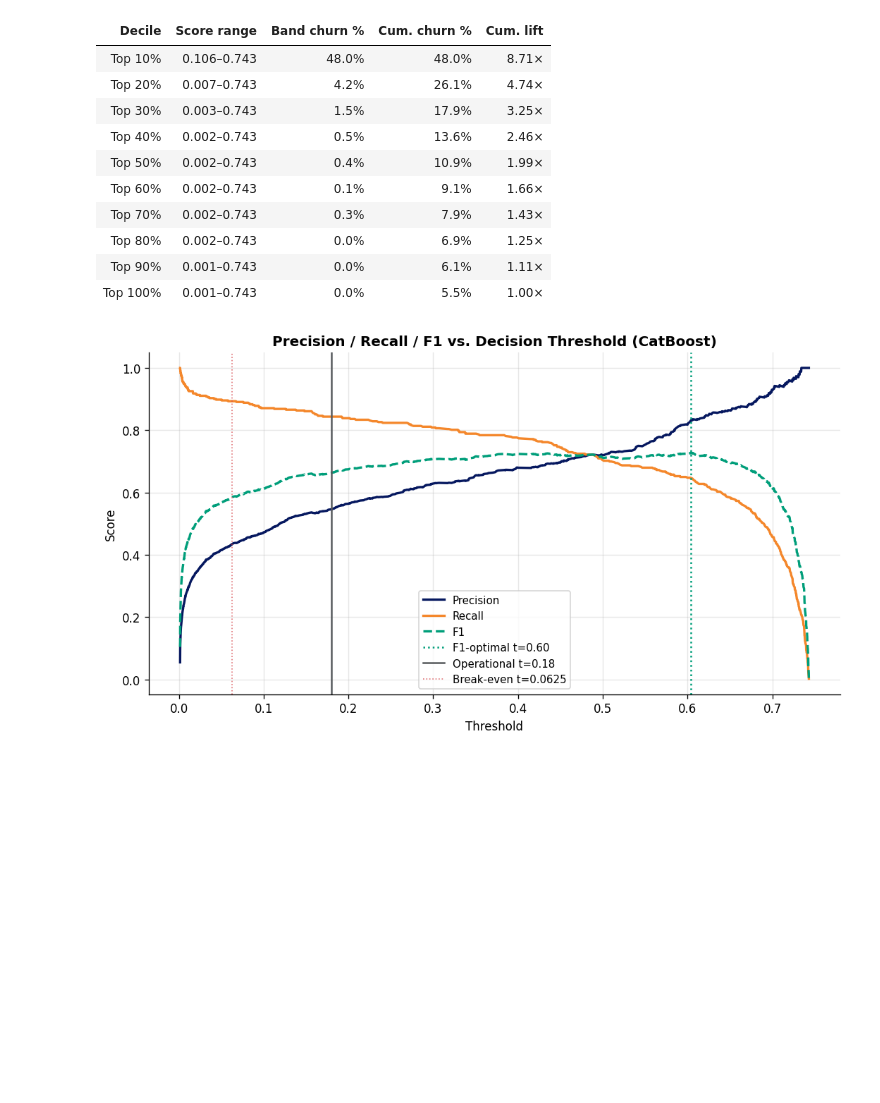
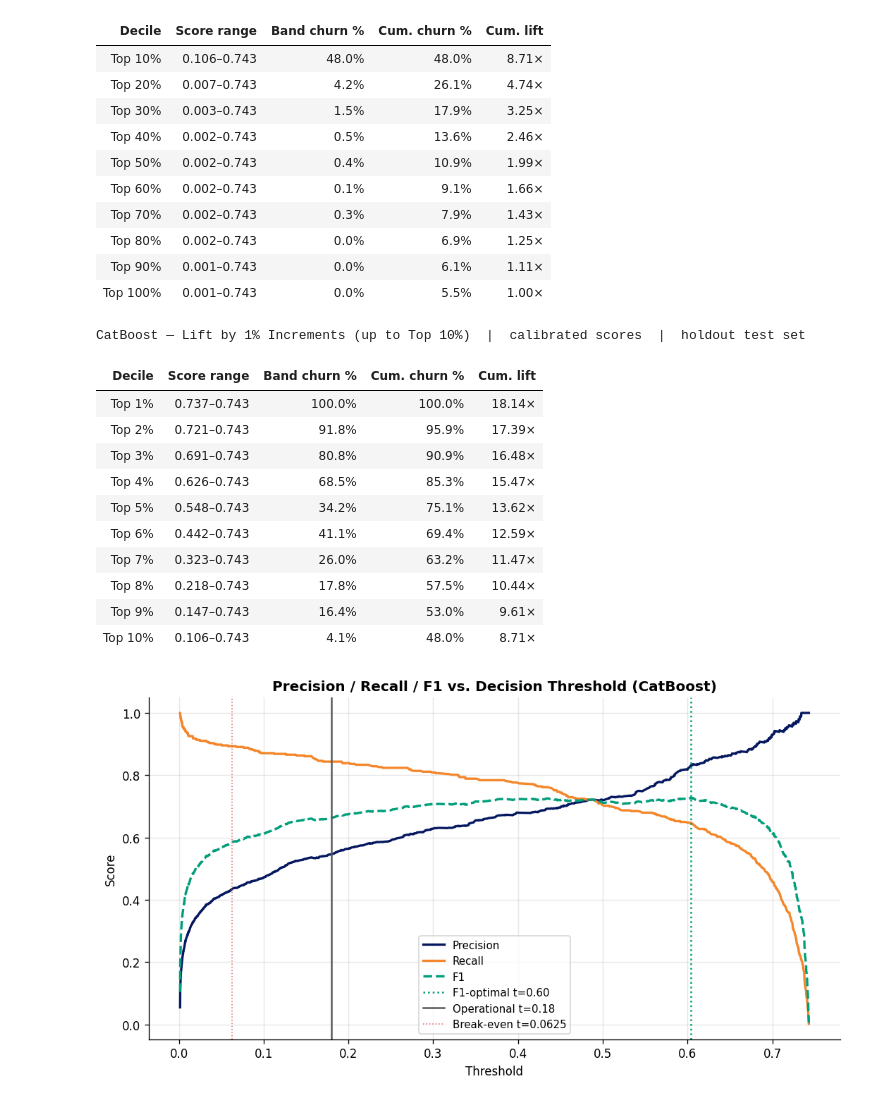
Before and after one commit to mamesjha/iguana-taco-repo, a Jupyter notebook: churn_master.ipynb, the cells around one changed output. Drawn from its saved outputs; the diff is of its cells as text; code cells hidden in the pictures; blank space fills up the shorter version.

```diff
--- a/churn_master.ipynb
+++ b/churn_master.ipynb
@@ -1190,19 +1190,24 @@ We can now answer:
 # %%
 #@title Step 7b — Lift Table (calibrated scores)
 # ── Lift table for champion model ─────────────────────────────────────────────
-def lift_table(y_true, y_score, n_deciles=10):
+def lift_table(y_true, y_score, granular_steps=10, target_percentage_cutoff=100):
     df_l = pd.DataFrame({"score": y_score, "label": y_true.values})
     df_l = df_l.sort_values("score", ascending=False).reset_index(drop=True)
     total_churn = y_true.mean()
     rows = []
-    for d in range(1, n_deciles+1):
-        top_n     = int(len(df_l) * d / n_deciles)
+    # Iterate based on granular_steps to create smaller bands
+    for d in range(1, int(target_percentage_cutoff / granular_steps) + 1):
+        current_percent = d * granular_steps
+        top_n     = int(len(df_l) * current_percent / 100) # Use 100 for percentage
         subset    = df_l.iloc[:top_n]
         cum_rate  = subset["label"].mean()
         cum_lift  = (cum_rate / total_churn) if total_churn > 0 else 0.0
-        band_rate = df_l.iloc[int(len(df_l)*(d-1)/n_deciles):top_n]["label"].mean()
+        # Calculate band rate correctly for each granular step
+        start_idx = int(len(df_l) * (current_percent - granular_steps) / 100)
+        band_rate = df_l.iloc[start_idx:top_n]["label"].mean() if start_idx < top_n else 0.0
+
         rows.append({
-            "Decile"      : f"Top {d*10}%",
+            "Decile"      : f"Top {current_percent}%",
             "Score range" : f"{df_l.iloc[top_n-1]['score']:.3f}–{df_l.iloc[0]['score']:.3f}",
             "Band churn %" : f"{band_rate*100:.1f}%",
             "Cum. churn %" : f"{cum_rate*100:.1f}%",
@@ -1228,6 +1233,28 @@ CatBoost — Lift by Decile  |  calibrated scores  |  holdout test set
 | Top 80% | 0.002–0.743 | 0.0% | 6.9% | 1.25× |
 | Top 90% | 0.001–0.743 | 0.0% | 6.1% | 1.11× |
 | Top 100% | 0.001–0.743 | 0.0% | 5.5% | 1.00× |
+# %%
+#@title Step 7b — Granular Lift Table (calibrated scores)
+# ── Granular lift table for champion model (1% increments up to top 10%) ────────────────────────────────
+
+print("CatBoost — Lift by 1% Increments (up to Top 10%)  |  calibrated scores  |  holdout test set")
+lt_granular = lift_table(y_test, cb_probs_cal, granular_steps=1, target_percentage_cutoff=10)
+display(lt_granular.style
+    .set_properties(subset=["Cum. lift"], **{"font-weight":"bold", "color": NAVY})
+    .hide(axis="index"))
+# %% [output]
+CatBoost — Lift by 1% Increments (up to Top 10%)  |  calibrated scores  |  holdout test set
+| Decile | Score range | Band churn % | Cum. churn % | Cum. lift |
+| Top 1% | 0.737–0.743 | 100.0% | 100.0% | 18.14× |
+| Top 2% | 0.721–0.743 | 91.8% | 95.9% | 17.39× |
+| Top 3% | 0.691–0.743 | 80.8% | 90.9% | 16.48× |
+| Top 4% | 0.626–0.743 | 68.5% | 85.3% | 15.47× |
+| Top 5% | 0.548–0.743 | 34.2% | 75.1% | 13.62× |
+| Top 6% | 0.442–0.743 | 41.1% | 69.4% | 12.59× |
+| Top 7% | 0.323–0.743 | 26.0% | 63.2% | 11.47× |
+| Top 8% | 0.218–0.743 | 17.8% | 57.5% | 10.44× |
+| Top 9% | 0.147–0.743 | 16.4% | 53.0% | 9.61× |
+| Top 10% | 0.106–0.743 | 4.1% | 48.0% | 8.71× |
 # %%
 #@title Step 7b — Threshold Analysis
 # ── Precision-Recall-F1 vs threshold ─────────────────────────────────────────
```
Also changed, not shown: parts of 2 cells of this notebook.
